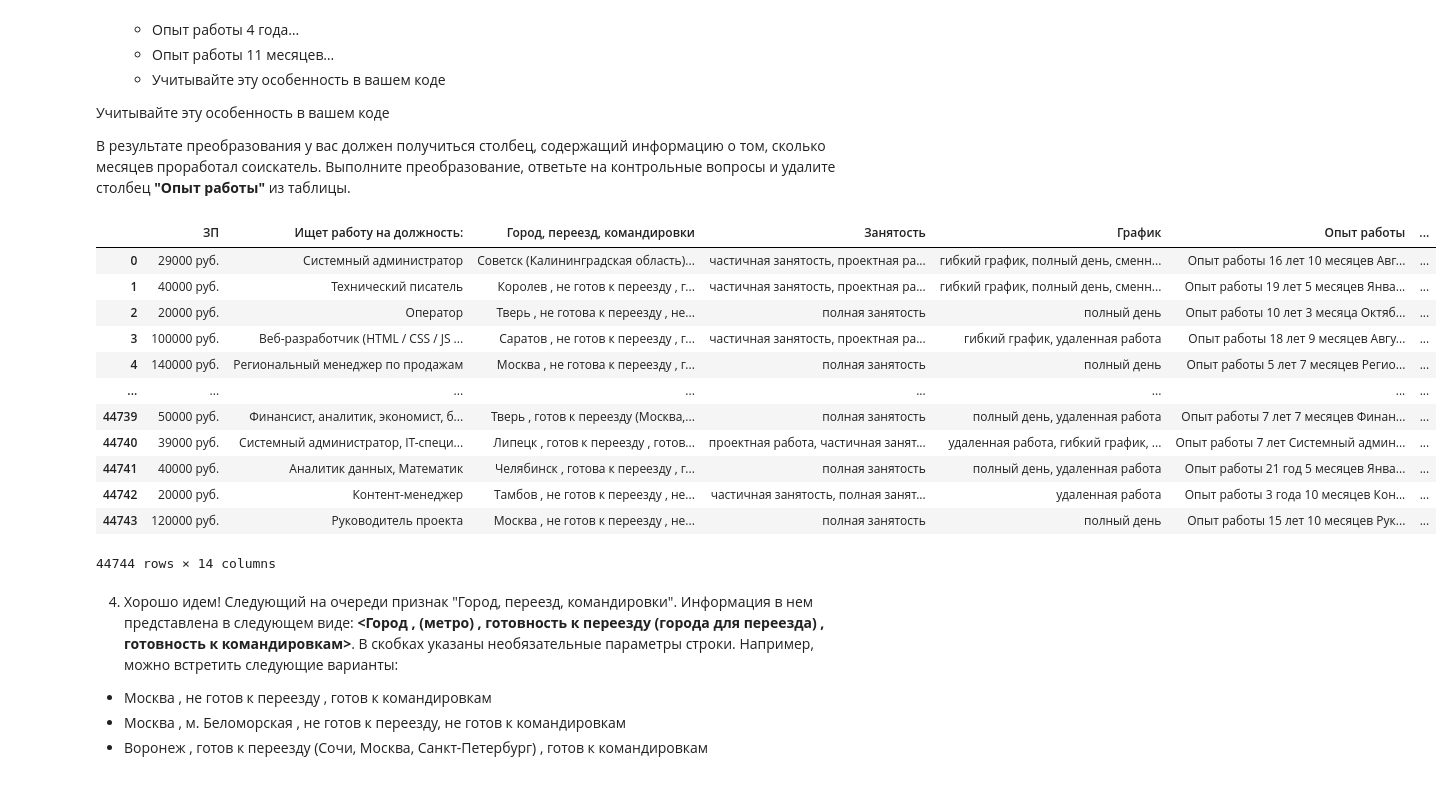
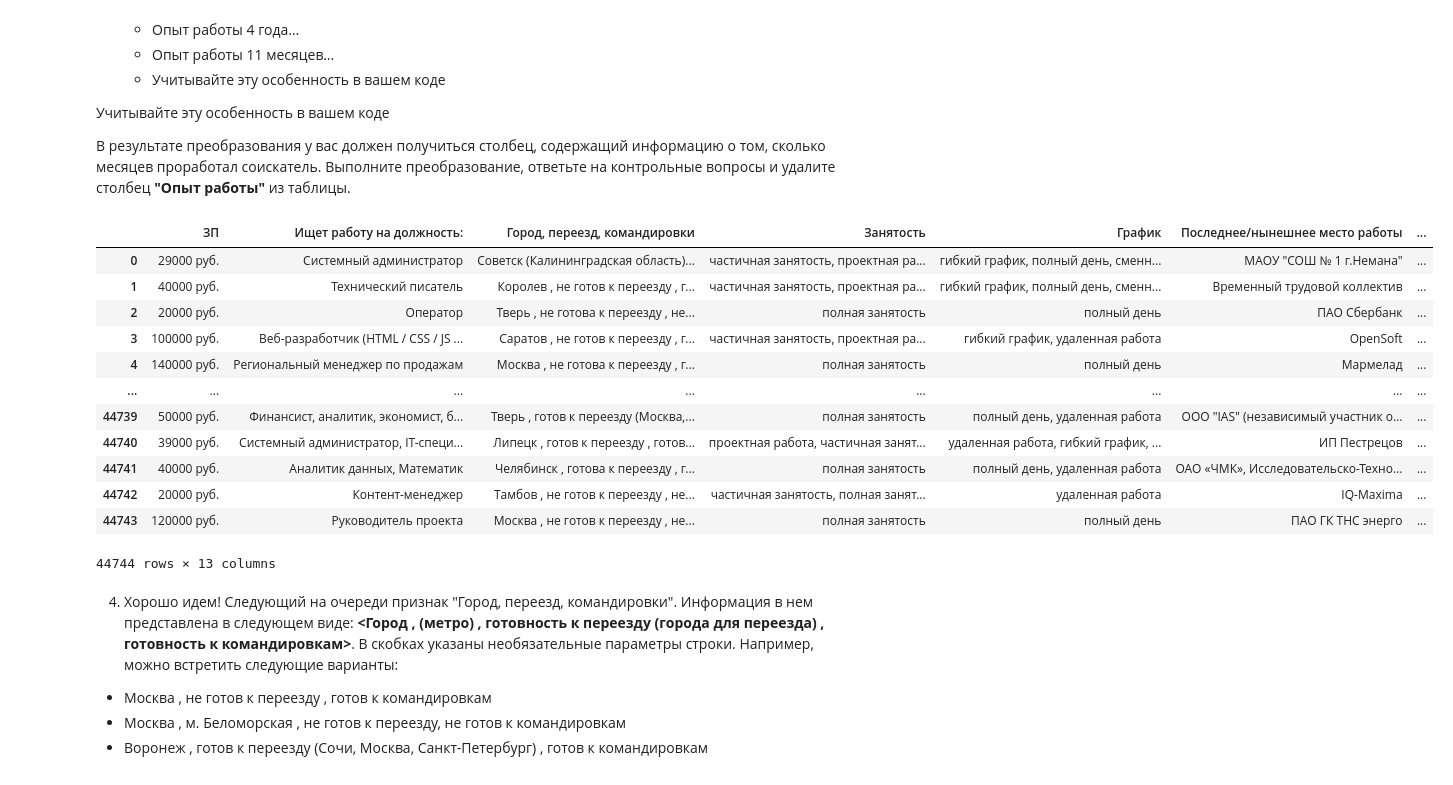
Before and after one commit to govoridaa/SF, a Jupyter notebook: PROJECT-1. Анализ резюме из HeadHunter/Project-1._Ноутбук-шаблон.ipynb, the cells around one changed output. Saved outputs shown, nothing was run; the diff lists cells and outputs as text; code cells hidden in the pictures.

```diff
--- a/PROJECT-1. Анализ резюме из HeadHunter/Project-1._Ноутбук-шаблон.ipynb
+++ b/PROJECT-1. Анализ резюме из HeadHunter/Project-1._Ноутбук-шаблон.ipynb
@@ -148,34 +148,35 @@ hh_database_copy=hh_database_copy.drop("Пол, возраст", axis=1)
 # %%
 def get_experience(arg):
     if arg is np.nan or arg=="Не указано":
         return None
     year_words=["год", "лет", "года"]
     month_words=["месяц","месяцев", "месяца"]
     arg_split=arg.split(" ")[:7]
     year=0
     month=0
     for index, item in enumerate(arg_split):
         if item in year_words:
             year=int(arg_split[index-1])
         if item in month_words:
             month=int(arg_split[index-1])
     return int(year*12+month)
 hh_database_copy["Опыт работы (месяц)"]=hh_database_copy["Опыт работы"].apply(get_experience)
+hh_database_copy=hh_database_copy.drop("Опыт работы", axis=1)
 display(hh_database_copy)
 # %% [output]
-|  | ЗП | Ищет работу на должность: | Город, переезд, командировки | Занятость | График | Опыт работы | ... |
-| 0 | 29000 руб. | Системный администратор | Советск (Калининградская область)... | частичная занятость, проектная ра... | гибкий график, полный день, сменн... | Опыт работы 16 лет 10 месяцев Авг... | ... |
-| 1 | 40000 руб. | Технический писатель | Королев , не готов к переезду , г... | частичная занятость, проектная ра... | гибкий график, полный день, сменн... | Опыт работы 19 лет 5 месяцев Янва... | ... |
-| 2 | 20000 руб. | Оператор | Тверь , не готова к переезду , не... | полная занятость | полный день | Опыт работы 10 лет 3 месяца Октяб... | ... |
-| 3 | 100000 руб. | Веб-разработчик (HTML / CSS / JS ... | Саратов , не готов к переезду , г... | частичная занятость, проектная ра... | гибкий график, удаленная работа | Опыт работы 18 лет 9 месяцев Авгу... | ... |
-| 4 | 140000 руб. | Региональный менеджер по продажам | Москва , не готова к переезду , г... | полная занятость | полный день | Опыт работы 5 лет 7 месяцев Регио... | ... |
+|  | ЗП | Ищет работу на должность: | Город, переезд, командировки | Занятость | График | Последнее/нынешнее место работы | ... |
+| 0 | 29000 руб. | Системный администратор | Советск (Калининградская область)... | частичная занятость, проектная ра... | гибкий график, полный день, сменн... | МАОУ "СОШ № 1 г.Немана" | ... |
+| 1 | 40000 руб. | Технический писатель | Королев , не готов к переезду , г... | частичная занятость, проектная ра... | гибкий график, полный день, сменн... | Временный трудовой коллектив | ... |
+| 2 | 20000 руб. | Оператор | Тверь , не готова к переезду , не... | полная занятость | полный день | ПАО Сбербанк | ... |
+| 3 | 100000 руб. | Веб-разработчик (HTML / CSS / JS ... | Саратов , не готов к переезду , г... | частичная занятость, проектная ра... | гибкий график, удаленная работа | OpenSoft | ... |
+| 4 | 140000 руб. | Региональный менеджер по продажам | Москва , не готова к переезду , г... | полная занятость | полный день | Мармелад | ... |
 | ... | ... | ... | ... | ... | ... | ... | ... |
-| 44739 | 50000 руб. | Финансист, аналитик, экономист, б... | Тверь , готов к переезду (Москва,... | полная занятость | полный день, удаленная работа | Опыт работы 7 лет 7 месяцев Финан... | ... |
-| 44740 | 39000 руб. | Системный администратор, IT-специ... | Липецк , готов к переезду , готов... | проектная работа, частичная занят... | удаленная работа, гибкий график, ... | Опыт работы 7 лет Системный админ... | ... |
-| 44741 | 40000 руб. | Аналитик данных, Математик | Челябинск , готова к переезду , г... | полная занятость | полный день, удаленная работа | Опыт работы 21 год 5 месяцев Янва... | ... |
-| 44742 | 20000 руб. | Контент-менеджер | Тамбов , не готов к переезду , не... | частичная занятость, полная занят... | удаленная работа | Опыт работы 3 года 10 месяцев Кон... | ... |
-| 44743 | 120000 руб. | Руководитель проекта | Москва , не готов к переезду , не... | полная занятость | полный день | Опыт работы 15 лет 10 месяцев Рук... | ... |
+| 44739 | 50000 руб. | Финансист, аналитик, экономист, б... | Тверь , готов к переезду (Москва,... | полная занятость | полный день, удаленная работа | ООО "IAS" (независимый участник о... | ... |
+| 44740 | 39000 руб. | Системный администратор, IT-специ... | Липецк , готов к переезду , готов... | проектная работа, частичная занят... | удаленная работа, гибкий график, ... | ИП Пестрецов | ... |
+| 44741 | 40000 руб. | Аналитик данных, Математик | Челябинск , готова к переезду , г... | полная занятость | полный день, удаленная работа | ОАО «ЧМК», Исследовательско-Техно... | ... |
+| 44742 | 20000 руб. | Контент-менеджер | Тамбов , не готов к переезду , не... | частичная занятость, полная занят... | удаленная работа | IQ-Maxima | ... |
+| 44743 | 120000 руб. | Руководитель проекта | Москва , не готов к переезду , не... | полная занятость | полный день | ПАО ГК ТНС энерго | ... |
-44744 rows × 14 columns
+44744 rows × 13 columns
 # %% [markdown]
 4. Хорошо идем! Следующий на очереди признак "Город, переезд, командировки". Информация в нем представлена в следующем виде: **<Город , (метро) , готовность к переезду (города для переезда) , готовность к командировкам>**. В скобках указаны необязательные параметры строки. Например, можно встретить следующие варианты:
 
```
Also changed, not shown: parts of 1 cell of this notebook.
